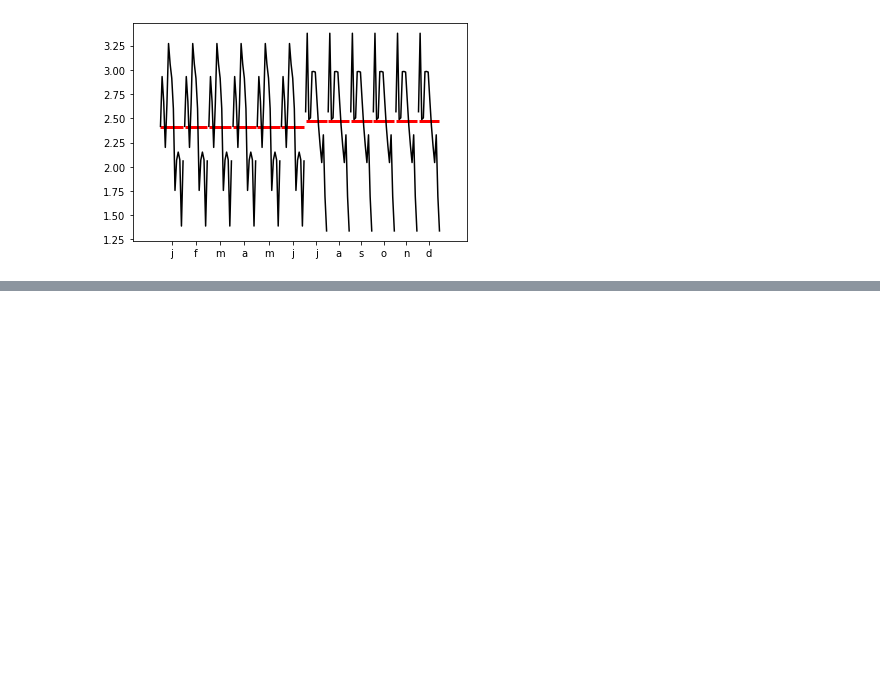
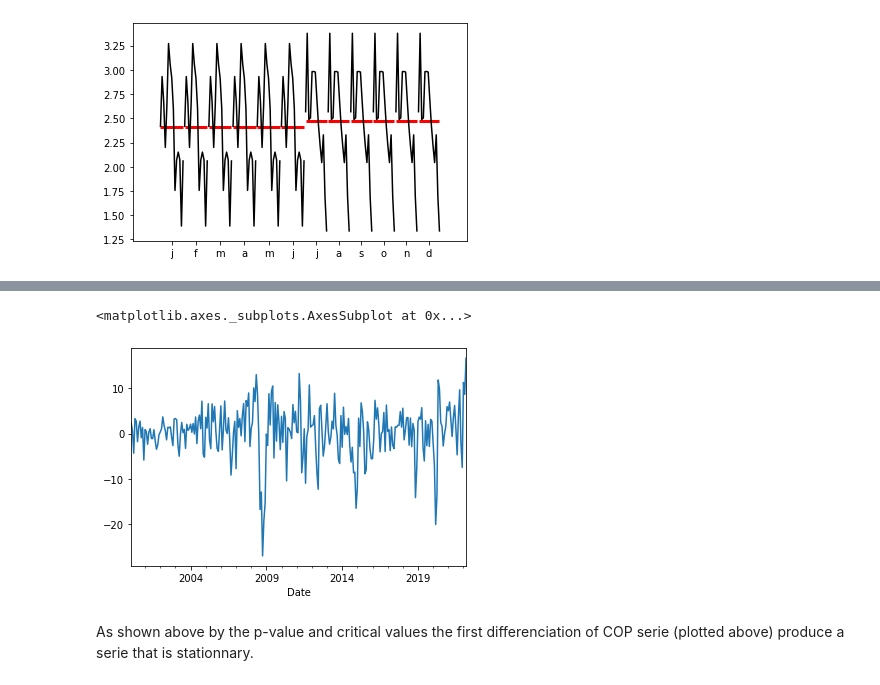
Before and after one commit to flokoafon/WQU_project, a Jupyter notebook: WQU_project.ipynb, the cells around one changed output, grey strips where cells are left out. Saved outputs shown, nothing was run; the diff lists cells and outputs as text; code cells hidden in the pictures; blank space fills up the shorter version.

```diff
--- a/WQU_project.ipynb
+++ b/WQU_project.ipynb
@@ -156,0 +207,4 @@ sm.graphics.tsa.month_plot(NGP)
+# %%
+first_difference_COP = COP.diff()
+first_difference_COP = first_difference_COP[first_difference_COP.notnull()]
+sm.tsa.stattools.adfuller(x = first_difference_COP, regression="nc")
@@ -156,0 +220,7 @@ sm.graphics.tsa.month_plot(NGP)
+# %%
+first_difference_COP.plot()
+# %% [output]
+<matplotlib.axes._subplots.AxesSubplot at 0x...>
+[figure, added]
+# %% [markdown]
+As shown above by the p-value and critical values the first differenciation of COP serie (plotted above) produce a serie that is stationnary.
```
Also changed, not shown: parts of 19 cells of this notebook.
